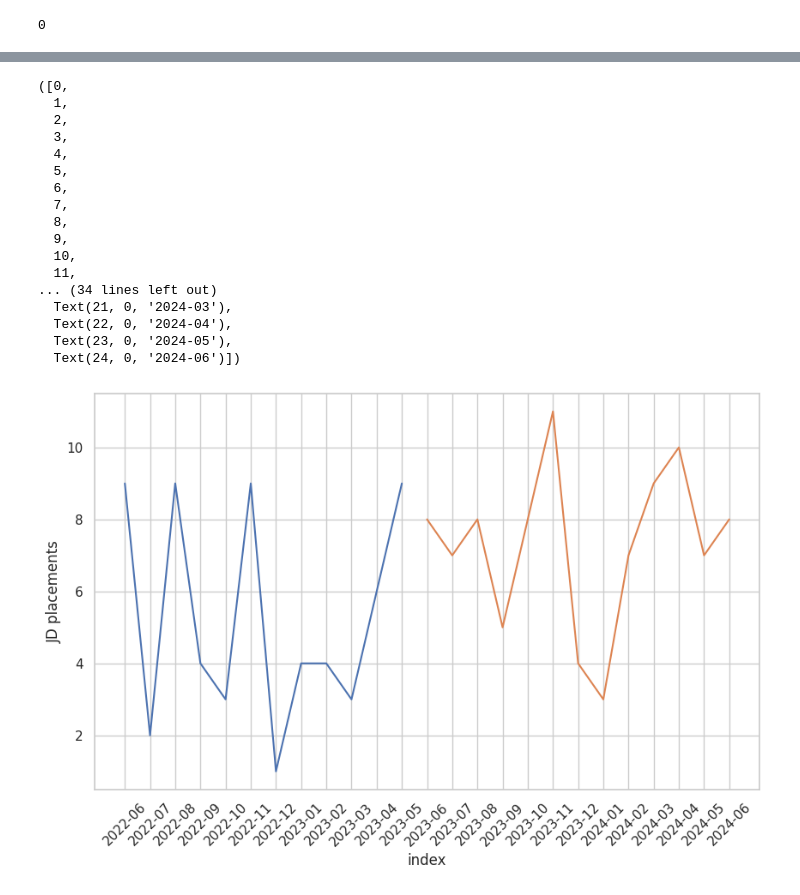
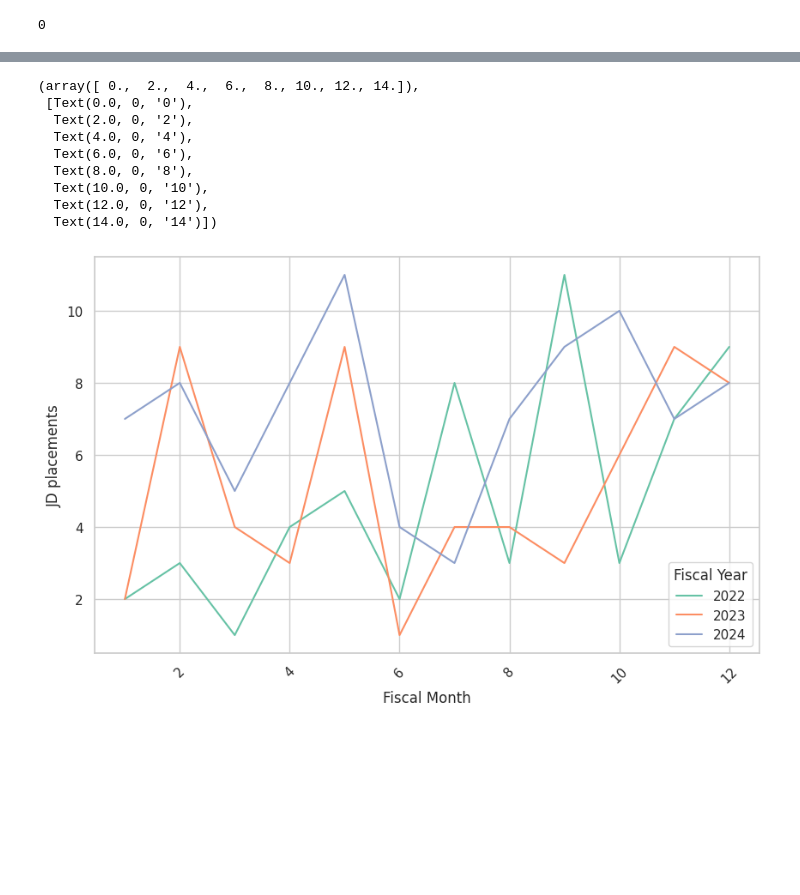
Before and after one commit to WilliamHallPortfolio/ACS_Juvenile_Justice_Project, a Jupyter notebook: ACS and JJ.ipynb, the cells around one changed output, grey strips where cells are left out. Cells and saved outputs as stored; diff of their text form; code cells hidden in the pictures; blank space fills up the shorter version.

```diff
--- a/ACS and JJ.ipynb
+++ b/ACS and JJ.ipynb
@@ -196,3 +196,9 @@ A value is trying to be set on a copy of a slice from a DataFrame
 See the caveats in the documentation: https://pandas.pydata.org/pandas-docs/stable/user_guide/indexing.html#returning-a-view-versus-a-copy
   df_jj.fillna(0,inplace=True)
 0
+# %%
+# Creating 'Month' and 'Fiscal Year' Columns
+# July month 1 - June month 12
+df_jj['Month'] = pd.to_datetime(df_jj.index, format='%Y-%m')
+df_jj['Fiscal Year'] = df_jj['Month'].apply(lambda x: x.year + 1 if x.month >= 7 else x.year)
+df_jj['Fiscal Month'] = df_jj['Month'].dt.month.apply(lambda x: x - 6 if x >= 7 else x + 6)
@@ -267,11 +240,7 @@ Dropping columns with no information for 2024 time period.
 # %%
-df_jj2022.drop(columns=['Population Specialized Juvenile detention','NSP Specialized Female',
+df_jj.drop(columns=['Population Specialized Juvenile detention','NSP Specialized Female',
                         'NSP TFCO','NSP Other','LSP Intensive Support Male/Female',
                         'Average daily population pre-Raise the Age'],inplace=True)
-
-df_jj2023.drop(columns=['Population Specialized Juvenile detention','NSP Specialized Female',
-                        'NSP TFCO','NSP Other','LSP Intensive Support Male/Female',
-                        'Average daily population pre-Raise the Age'],inplace=True)
 # %% [output]
 A value is trying to be set on a copy of a slice from a DataFrame
 
@@ -283,0 +249,3 @@ See the caveats in the documentation: https://pandas.pydata.org/pandas-docs/stab
+# %%
+jj_22 = df_jj[df_jj['Fiscal Year'] > 2021 ]
+jj_22
@@ -284,26 +272,18 @@ See the caveats in the documentation: https://pandas.pydata.org/pandas-docs/stab
 # %%
+palette = sns.color_palette("Set2")
 sns.set(style="whitegrid")
 plt.figure(figsize=(10, 6))
-sns.lineplot(x='index',y='JD placements',data=df_jj2022)
-sns.lineplot(x='index',y='JD placements',data=df_jj2023)
+sns.lineplot(x='Fiscal Month',y='JD placements',hue='Fiscal Year',data=jj_22, palette = palette)
 plt.xticks(rotation=45)
 # %% [output]
-([0,
-  1,
-  2,
-  3,
-  4,
-  5,
-  6,
-  7,
-  8,
-  9,
-  10,
-  11,
-... (34 lines left out)
-  Text(21, 0, '2024-03'),
-  Text(22, 0, '2024-04'),
-  Text(23, 0, '2024-05'),
-  Text(24, 0, '2024-06')])
+(array([ 0.,  2.,  4.,  6.,  8., 10., 12., 14.]),
+ [Text(0.0, 0, '0'),
+  Text(2.0, 0, '2'),
+  Text(4.0, 0, '4'),
+  Text(6.0, 0, '6'),
+  Text(8.0, 0, '8'),
+  Text(10.0, 0, '10'),
+  Text(12.0, 0, '12'),
+  Text(14.0, 0, '14')])
-[figure, old version]
+[figure, new version]
 # %%
```
Also changed, not shown: parts of 14 cells of this notebook.
